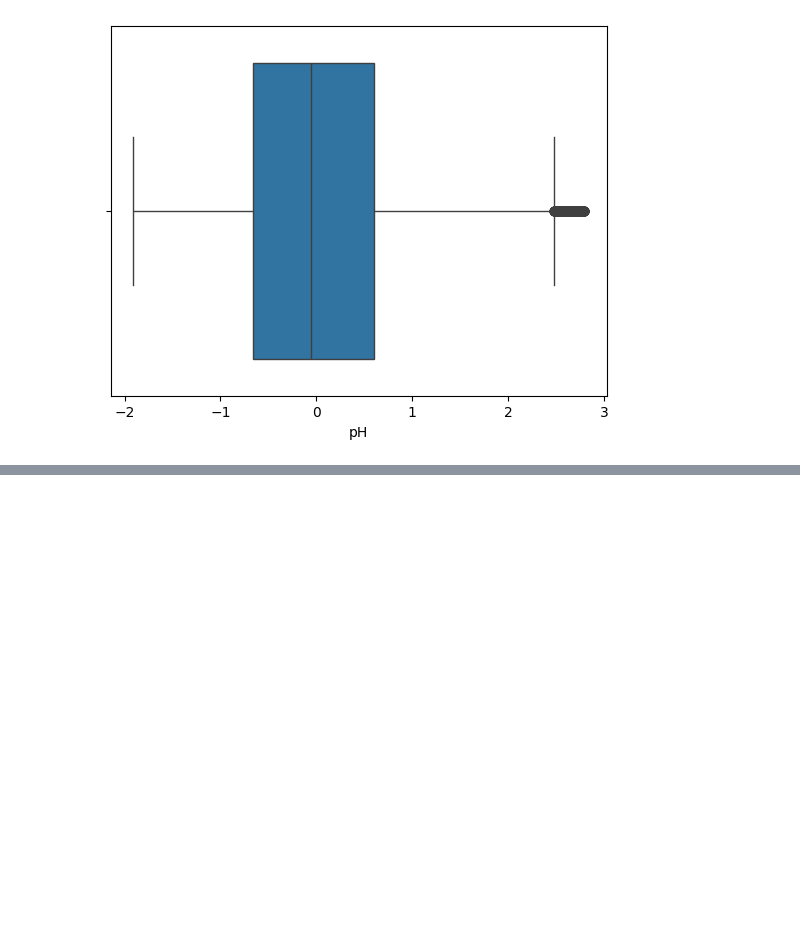
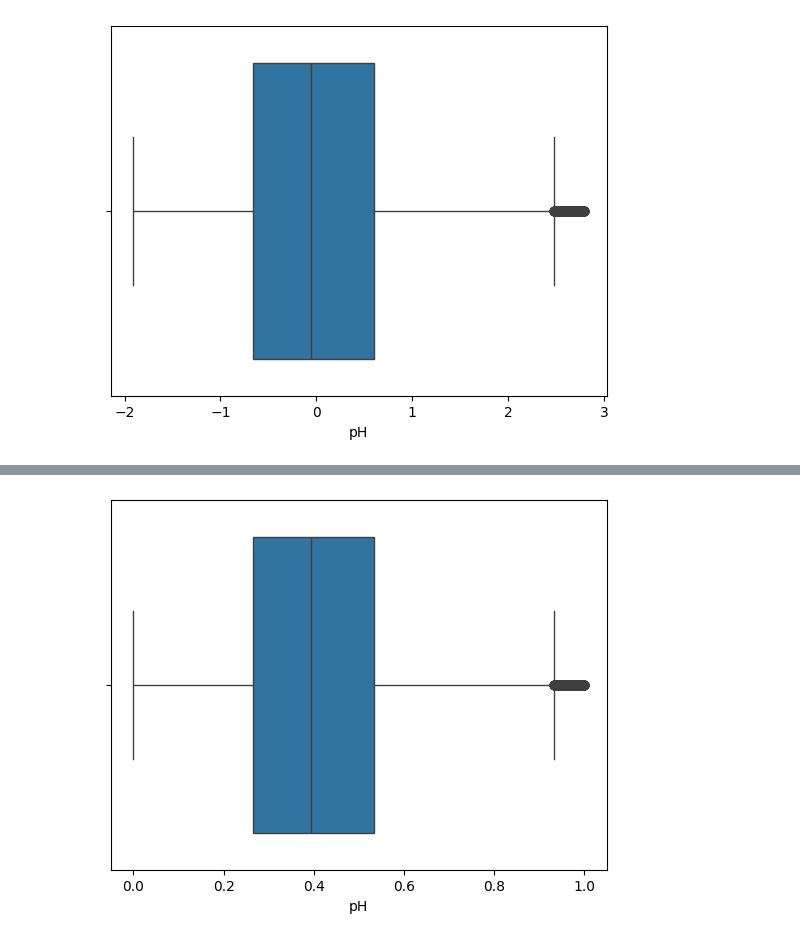
Before and after one commit to KryptoVader/DataScience_Journey, a Jupyter notebook: Analysis/Day2.ipynb, the cells around one changed output, grey strips where cells are left out. Cells and saved outputs as stored; diff of their text form; code cells hidden in the pictures; blank space fills up the shorter version.

```diff
--- a/Analysis/Day2.ipynb
+++ b/Analysis/Day2.ipynb
@@ -417,0 +454,6 @@ plt.show()
+# %%
+from sklearn.preprocessing import MinMaxScaler
+
+minMaxScaler = MinMaxScaler()
+X_train_scaled = pd.DataFrame(minMaxScaler.fit_transform(X_train), columns = X_train.columns)
+X_train_scaled
@@ -417,0 +474,5 @@ plt.show()
+# %%
+sns.boxplot(data = X_train_scaled, x = 'pH')
+plt.show()
+# %% [output]
+[figure, added]
```
Also changed, not shown: parts of 6 cells of this notebook.
